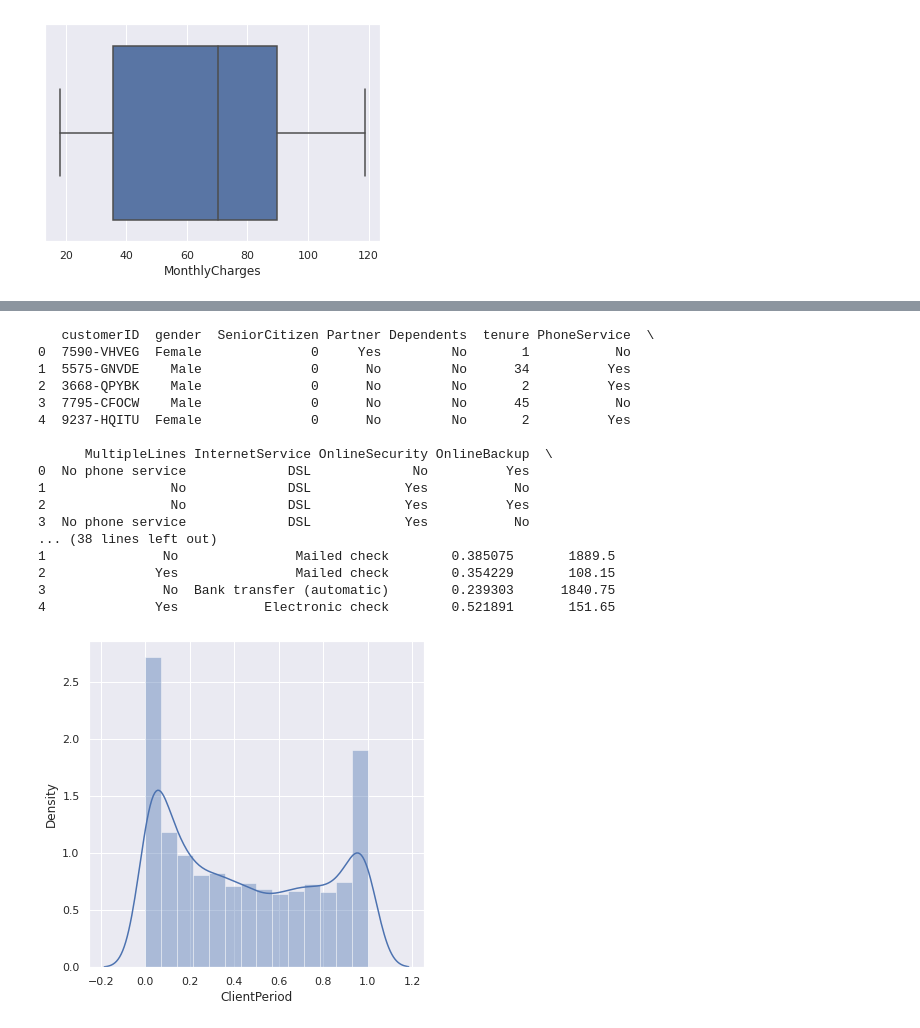
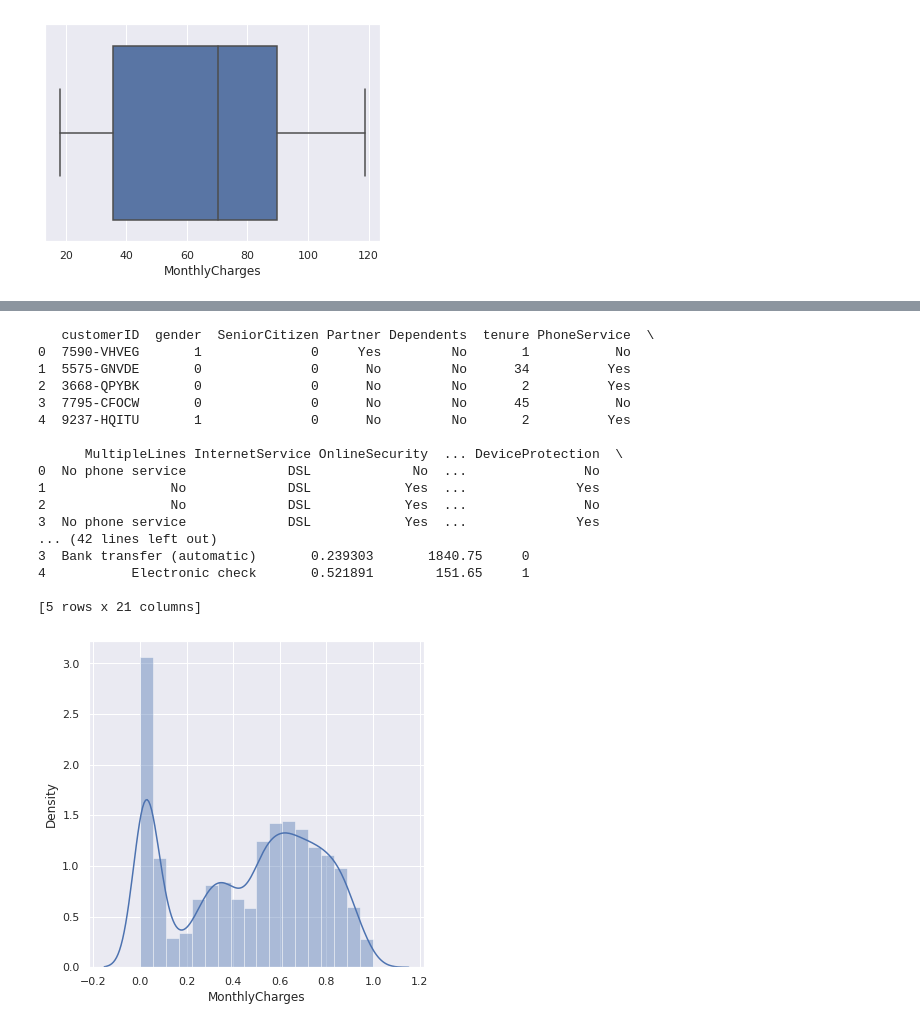
Before and after one commit to Deddedd11101/AI, a Jupyter notebook: Untitled0.ipynb, the cells around one changed output, grey strips where cells are left out. Drawn from its saved outputs; the diff is of its cells as text; code cells hidden in the pictures.

```diff
--- a/Untitled0.ipynb
+++ b/Untitled0.ipynb
@@ -103,3 +103,35 @@ No     5174
 Yes    1869
 Name: Churn, dtype: int64
 ==================================
+# %%
+import pandas as pd
+import numpy as np
+
+def fill_missing_total_charges(df):
+    """
+    Заменяет значения переменной TotalCharges, равные " ", на среднее значение.
+
+    Parameters:
+    df (pandas.DataFrame): Исходный DataFrame.
+
+    Returns:
+    pandas.DataFrame: DataFrame с замененными значениями.
+    """
+    # Заменяем значения " " на NaN
+    df['TotalCharges'].replace(" ", np.nan, inplace=True)
+
+    # Рассчитываем среднее значение, исключая NaN
+    mean_total_charges = df['TotalCharges'].astype(float).mean(skipna=True)
+
+    # Заменяем NaN на среднее
+    df['TotalCharges'].fillna(value=mean_total_charges, inplace=True)
+
+    return df
+# %%
+df = fill_missing_total_charges(df)
+feature_names = df.columns.tolist()
+for column in feature_names:
+    print(column)
+    print("----------------------------------")
+    print(df[column].value_counts(dropna=False))
+    print("==================================")
@@ -161,3 +211,11 @@ sns.boxplot(x=features.MonthlyCharges.dropna())
 # %% [output]
 <matplotlib.axes._subplots.AxesSubplot at 0x...>
 [figure]
+# %%
+features['Churn'] = df['Churn'].map({'No': 0,
+                               'Yes': 1 })
+features['gender'] = df['gender'].map({'Male': 0,
+                               'Female': 1 })
+pd.get_dummies(features['gender'])
+pd.get_dummies(features['customerID'])
+print(df['gender'].value_counts())
@@ -191,29 +255,29 @@ features[["MonthlyCharges"]] = scale_features_mm.fit_transform(features[["Monthl
 print(features.head())
 # %% [output]
    customerID  gender  SeniorCitizen Partner Dependents  tenure PhoneService  \
-0  7590-VHVEG  Female              0     Yes         No       1           No
-1  5575-GNVDE    Male              0      No         No      34          Yes
-2  3668-QPYBK    Male              0      No         No       2          Yes
-3  7795-CFOCW    Male              0      No         No      45           No
-4  9237-HQITU  Female              0      No         No       2          Yes
+0  7590-VHVEG       1              0     Yes         No       1           No
+1  5575-GNVDE       0              0      No         No      34          Yes
+2  3668-QPYBK       0              0      No         No       2          Yes
+3  7795-CFOCW       0              0      No         No      45           No
+4  9237-HQITU       1              0      No         No       2          Yes
 
-      MultipleLines InternetService OnlineSecurity OnlineBackup  \
-0  No phone service             DSL             No          Yes
-1                No             DSL            Yes           No
-2                No             DSL            Yes          Yes
-3  No phone service             DSL            Yes           No
-... (38 lines left out)
-1               No               Mailed check        0.385075       1889.5
-2              Yes               Mailed check        0.354229       108.15
-3               No  Bank transfer (automatic)        0.239303      1840.75
-4              Yes           Electronic check        0.521891       151.65
+      MultipleLines InternetService OnlineSecurity  ... DeviceProtection  \
+0  No phone service             DSL             No  ...               No
+1                No             DSL            Yes  ...              Yes
+2                No             DSL            Yes  ...               No
+3  No phone service             DSL            Yes  ...              Yes
+... (42 lines left out)
+3  Bank transfer (automatic)       0.239303       1840.75     0
+4           Electronic check       0.521891        151.65     1
+
+[5 rows x 21 columns]
 # %%
 %matplotlib inline
 from matplotlib import pyplot as plt
 import seaborn as sns
 sns.set(color_codes=True)
-plot = sns.distplot(features.ClientPeriod.dropna())
+plot = sns.distplot(features.MonthlyCharges.dropna())
 plot.figure.set_size_inches(6,6)
 # %% [output]
-[figure, old version]
+[figure, new version]
 # %%
```
Also changed, not shown: parts of 17 cells of this notebook.
